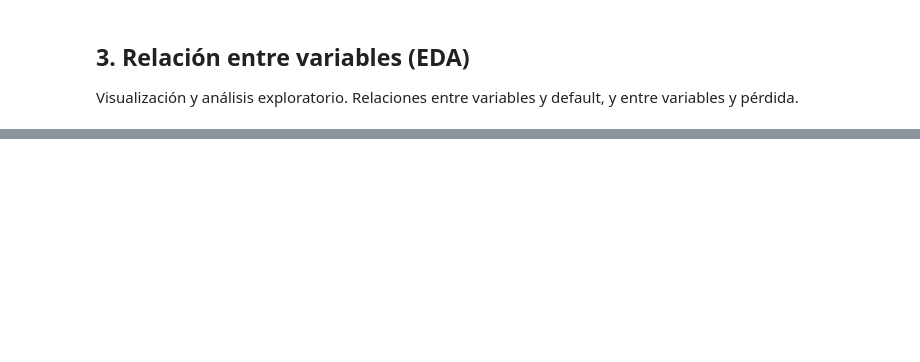
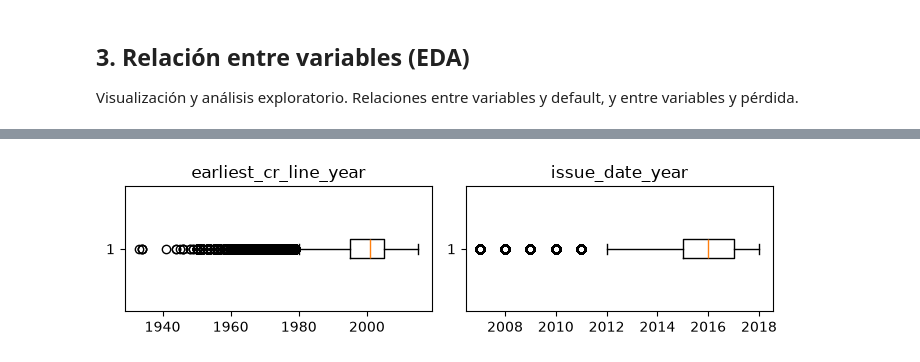
Before and after one commit to Axelcodeml/Expected_Credit_Loss, a Jupyter notebook: notebooks/ECL_Notebook.ipynb, the cells around one changed output, grey strips where cells are left out. Saved outputs shown, nothing was run; the diff lists cells and outputs as text; code cells hidden in the pictures; blank space fills up the shorter version.

```diff
--- a/notebooks/ECL_Notebook.ipynb
+++ b/notebooks/ECL_Notebook.ipynb
@@ -57,4 +60,22 @@ import string as str
 # %%
-df_x = pd.read_csv('X.csv')
-df_x.head(2)
+
+# 1. Descargar la versión más reciente del dataset desde Kaggle
+# kagglehub lo descarga en una caché local fuera de tu carpeta del proyecto
+print("Descargando/Verificando dataset desde Kaggle...")
+download_path = kagglehub.dataset_download("db0boy/lending-club-loan-data-cleared")
+print(f"Los archivos están guardados en: {download_path}")
+
+# 2. Construir las rutas hacia tus nuevos archivos Parquet mapeados en esa ruta
+# (Ajusta los nombres exactos si dentro de la carpeta de Kaggle tienen mayúsculas o variaciones)
+path_x = os.path.join(download_path, "X.csv")
+path_target = os.path.join(download_path, "target.csv")
+
+# 3. Cargar los datos directamente en dataframes de Pandas
+print("\nCargando X.csv en memoria...")
+df_x = pd.read_csv(path_x)
+
+print("Cargando target.csv en memoria...")
+df_target = pd.read_csv(path_target)
+
+print("\n¡Datos listos para usar!")
 # %% [output]
@@ -294,8 +323,13 @@ mapa = {'10+ years': 10, '9 years': 9, '8 years': 8, '7 years': 7, '6 years': 6,
 }
 
 df_x['emp_length_num'] = df_x['emp_length'].map(mapa)
+df_x['emp_length_num'] = df_x['emp_length_num'].astype(float)
 df_x['emp_length_num'] = df_x['emp_length_num'].fillna(-1)
+
 df_x['flag_sin_empleo'] = df_x['emp_length_num'].isna().astype(int)
+
+# Eliminamos la columna inicial 'emp_length'
+df_x.drop(columns=['emp_length'], inplace=True)
 # %%
 employment_converted = ['emp_title', 'emp_length_num']
 plot_employment_distribution(df_x, employment_converted)
@@ -405,4 +446,4 @@ def outliers_iqr_capping(df, column, k=1.5):
 ## 3. Relación entre variables (EDA)
 Visualización y análisis exploratorio. Relaciones entre variables y default, y entre variables y pérdida.
 # %%
-df = df_x.merge(df_y, left_index=True, right_index=True, how='outer')
+df = df_x.merge(df_target, left_index=True, right_index=True, how='outer')
@@ -412,0 +476,13 @@ df.shape
+# %%
+fig, axes = plt.subplots(1, 2, figsize=(7, 2))
+
+axes[0].boxplot(df['earliest_cr_line_year'].dropna(), vert=False)
+axes[0].set_title('earliest_cr_line_year')
+
+axes[1].boxplot(df['issue_date_year'].dropna(), vert=False)
+axes[1].set_title('issue_date_year')
+
+plt.tight_layout()
+plt.show()
+# %% [output]
+[figure, added]
```
Also changed, not shown: parts of 24 cells of this notebook.
